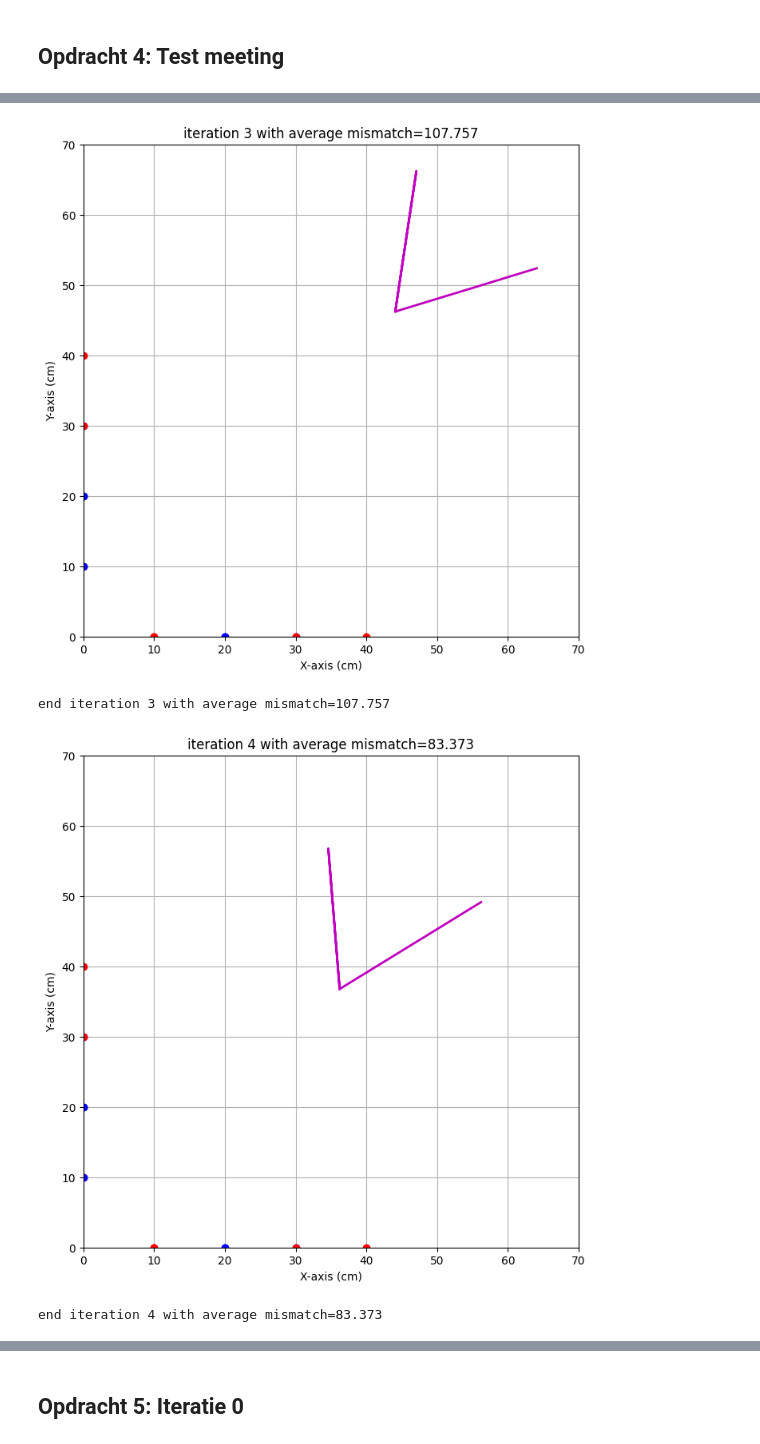
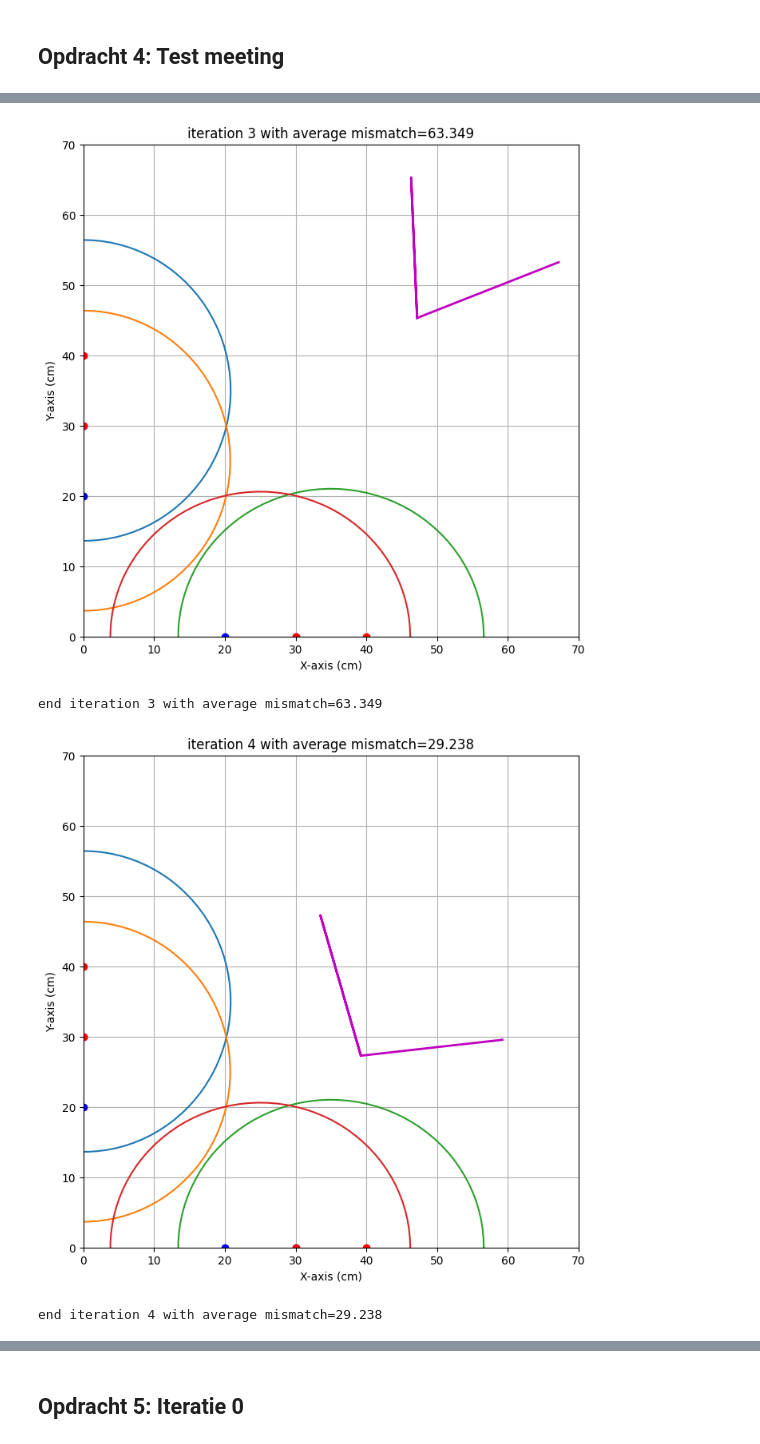
Before and after one commit to ElineSerpenti/opdrachten-DEF-D.EALSerpenti, a Jupyter notebook: FysiekeOntwerpopdrachten/4OntwerpEenAlgoritmeEchoAkoestisch/DEFOntwerpopdracht4AlgoritmeInvulTemplate.ipynb, the cells around one changed output, grey strips where cells are left out. Cells and saved outputs as stored; diff of their text form; code cells hidden in the pictures.

```diff
--- a/FysiekeOntwerpopdrachten/4OntwerpEenAlgoritmeEchoAkoestisch/DEFOntwerpopdracht4AlgoritmeInvulTemplate.ipynb
+++ b/FysiekeOntwerpopdrachten/4OntwerpEenAlgoritmeEchoAkoestisch/DEFOntwerpopdracht4AlgoritmeInvulTemplate.ipynb
@@ -114,13 +119,13 @@ b:-9.999996192633205 +/- 14.230264680755758
 
 
 dataSanityCheck = pd.DataFrame(columns=["xs", "ys", "xr", "yr", "R"], data=[
-    [0,40,0,30,1.0],
-    [0,30,0,20,2.0],
-    [0,10,0,20,3.0],
-    [40,0,30,0,4.0],
-    [30,0,20,0,5.0],
-    [10,0,20,0,6.0],
-    [10,0,0,10,7.0]
+    [0,40,0,30,42.8],
+    [0,30,0,20,42.7],
+    #[0,10,0,20,0.36],
+    [40,0,30,0,43.2],
+    [30,0,20,0,42.4],
+    #[10,0,20,0,0.36],
+    #[10,0,0,10,0.36]
     ])
 
 resultaatSanityCheck = imagingDEF.imagingDEF(dataSanityCheck)
@@ -143,4 +145,4 @@ end iteration 2 with average mismatch=129.389
-[figure, old version]
+[figure, new version]
-end iteration 3 with average mismatch=107.757
+end iteration 3 with average mismatch=63.349
-[figure, old version]
+[figure, new version]
-end iteration 4 with average mismatch=83.373
+end iteration 4 with average mismatch=29.238
```
Also changed, not shown: parts of 3 cells of this notebook.
